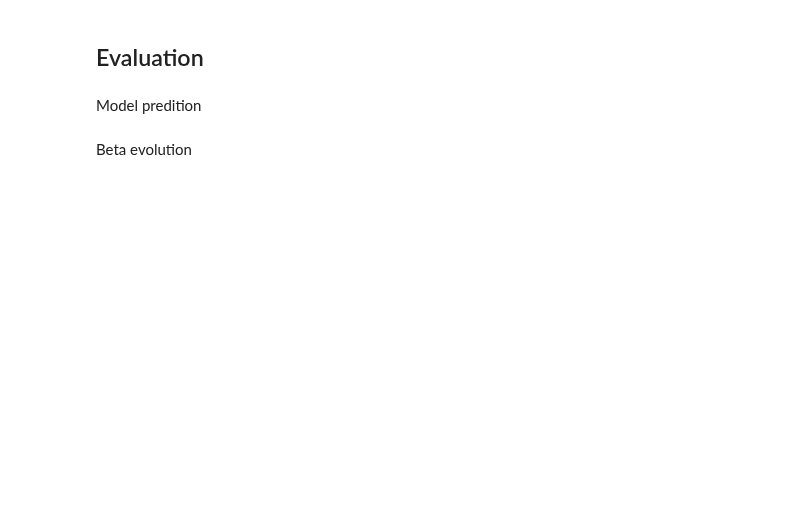
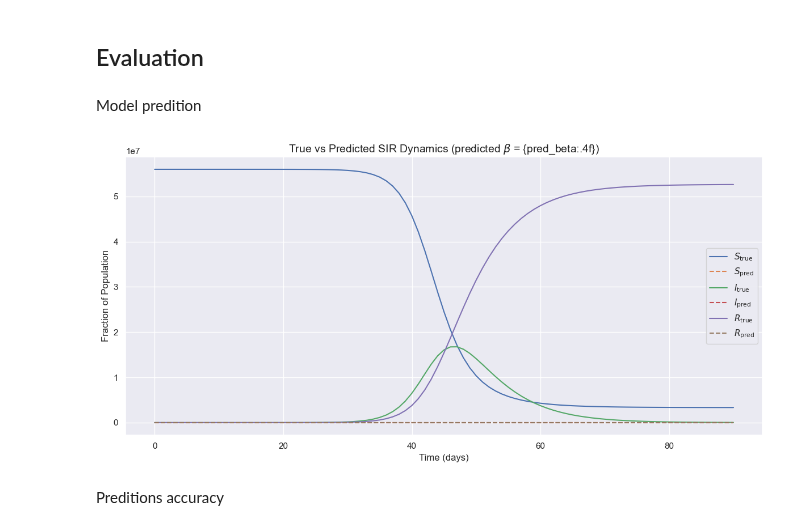
Before and after one commit to GiacomoGuidotto/sir-pinn, a Jupyter notebook: src/constant_rate/constant_rate_v2.ipynb, the cells around one changed output. Cells and saved outputs as stored; diff of their text form; code cells hidden in the pictures; blank space fills up the shorter version.

```diff
--- a/src/constant_rate/constant_rate_v2.ipynb
+++ b/src/constant_rate/constant_rate_v2.ipynb
@@ -353,9 +362,6 @@ class SIRPINN(LightningModule):
 # %% [markdown]
 ## Training definition
 # %%
-from lightning import Callback
-
-
 def train_sir_pinn(t_obs, i_obs, override_config=None):
     """
     Train a SIR PINN model using the provided observations.
@@ -373,12 +379,12 @@ def train_sir_pinn(t_obs, i_obs, override_config=None):
     else:
         config = override_config
 
-    # Create dataset and dataloaders
     dataset = SIRDataset(
         t_obs=t_obs,
         i_obs=i_obs,
         time_domain=config.time_domain,
-        n_collocation=config.collocation_points
+        n_collocation=config.collocation_points,
+        N=config.N
     )
 
     train_dataset, val_dataset = torch.utils.data.random_split(dataset, [0.8, 0.2])
@@ -397,10 +403,8 @@ def train_sir_pinn(t_obs, i_obs, override_config=None):
         num_workers=0
     )
 
-    # Create model
     model = SIRPINN(config)
 
-    # Setup callbacks
     callbacks: list[Callback] = [
         # EarlyStopping(
         #     monitor='val/total_loss',
@@ -416,7 +420,6 @@ def train_sir_pinn(t_obs, i_obs, override_config=None):
         LearningRateMonitor(logging_interval='epoch')
     ]
 
-    # Create trainer
     trainer = Trainer(
         max_epochs=config.max_epochs,
         callbacks=callbacks,
@@ -424,10 +427,8 @@ def train_sir_pinn(t_obs, i_obs, override_config=None):
         logger=TensorBoardLogger(save_dir='logs/', name='sir_pinn')
     )
 
-    # Train model
     trainer.fit(model, train_loader, val_loader)
 
-    # Load best model
     # best_model_path = trainer.checkpoint_callback.best_model_path
     # if best_model_path:
     #     model = SIRPINN.load_from_checkpoint(best_model_path)
@@ -452,9 +453,9 @@ i0, r0 = config.initial_conditions
 t_start, t_end = config.time_domain
 
 # Time domain for simulation
-t_obs = np.linspace(t_start, t_end, t_end - t_start + 1)
+t = np.linspace(t_start, t_end, t_end - t_start + 1)
 
-solution = odeint(sir, [config.N - i0 - r0, i0, r0], t_obs, args=(config.delta, config.beta_true))
+solution = odeint(sir, [config.N - i0 - r0, i0, r0], t, args=(config.delta, config.beta_true))
 s_true = solution[:, 0]
 i_true = solution[:, 1]
 r_true = solution[:, 2]
@@ -463,7 +464,7 @@ i_obs = np.random.poisson(i_true)
 # %% [markdown]
 Execute the training with the generated data:
 # %%
-model = train_sir_pinn(t_obs, i_obs)
+model = train_sir_pinn(t, i_obs)
 # %% [output]
 You are using the plain ModelCheckpoint callback. Consider using LitModelCheckpoint which with seamless uploading to Model registry.
 GPU available: True (mps), used: True
@@ -489,28 +490,29 @@ NameError: name 'exit' is not defined
 # %% [markdown]
 ## Evaluation
 # %%
-t_pred = np.linspace(t_start, t_end, 1000)
-pred_sir = model.predict_sir(t_pred)
+pred_sir = model.predict_sir(t)
 s_pred, i_pred, r_pred = pred_sir.T
-pred_beta = model.beta.item()
+beta_pred = model.beta.item()
 # %% [markdown]
 Model predition
 # %%
 plt.figure(figsize=(12, 6))
 
-sns.lineplot(x=t_pred, y=s_true, label="$S_{\\mathrm{true}}$")
-sns.lineplot(x=t_pred, y=s_pred, label="$S_{\\mathrm{pred}}$", linestyle="--")
-sns.lineplot(x=t_pred, y=i_true, label="$I_{\\mathrm{true}}$")
-sns.lineplot(x=t_pred, y=i_pred, label="$I_{\\mathrm{pred}}$", linestyle="--")
-sns.lineplot(x=t_pred, y=r_true, label="$R_{\\mathrm{true}}$")
-sns.lineplot(x=t_pred, y=r_pred, label="$R_{\\mathrm{pred}}$", linestyle="--")
+sns.lineplot(x=t, y=s_true, label="$S_{\\mathrm{true}}$")
+sns.lineplot(x=t, y=s_pred, label="$S_{\\mathrm{pred}}$", linestyle="--")
+sns.lineplot(x=t, y=i_true, label="$I_{\\mathrm{true}}$")
+sns.lineplot(x=t, y=i_pred, label="$I_{\\mathrm{pred}}$", linestyle="--")
+sns.lineplot(x=t, y=r_true, label="$R_{\\mathrm{true}}$")
+sns.lineplot(x=t, y=r_pred, label="$R_{\\mathrm{pred}}$", linestyle="--")
 
 plt.title('True vs Predicted SIR Dynamics (predicted $\\beta$ = {pred_beta:.4f})', fontsize=14)
 plt.xlabel('Time (days)', fontsize=12)
 plt.ylabel('Fraction of Population', fontsize=12)
 plt.legend()
 plt.tight_layout()
 plt.show()
+# %% [output]
+[figure, added]
 # %% [markdown]
-Beta evolution
+Preditions accuracy
 # %%
```
Also changed, not shown: parts of 7 cells of this notebook.
